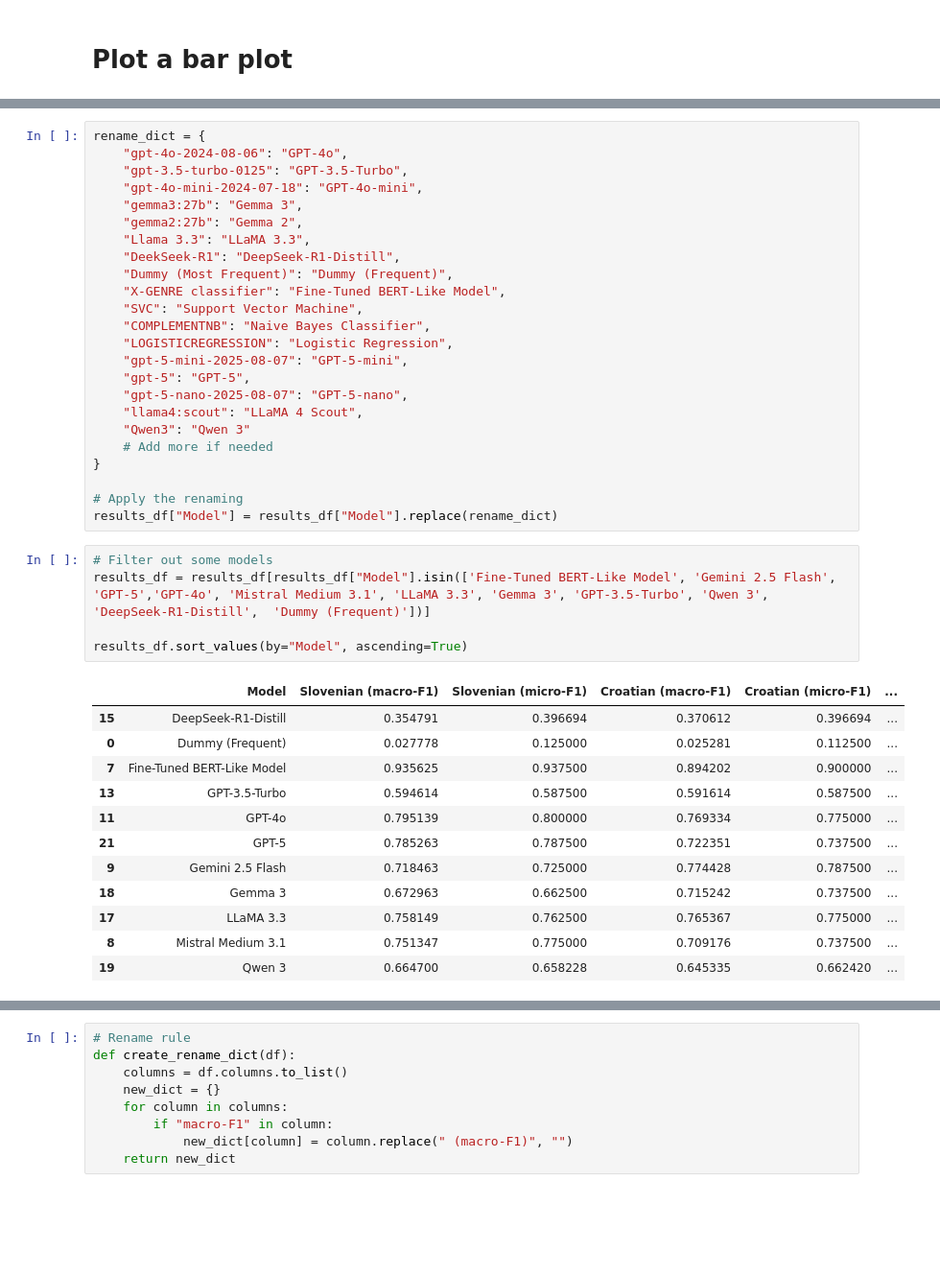
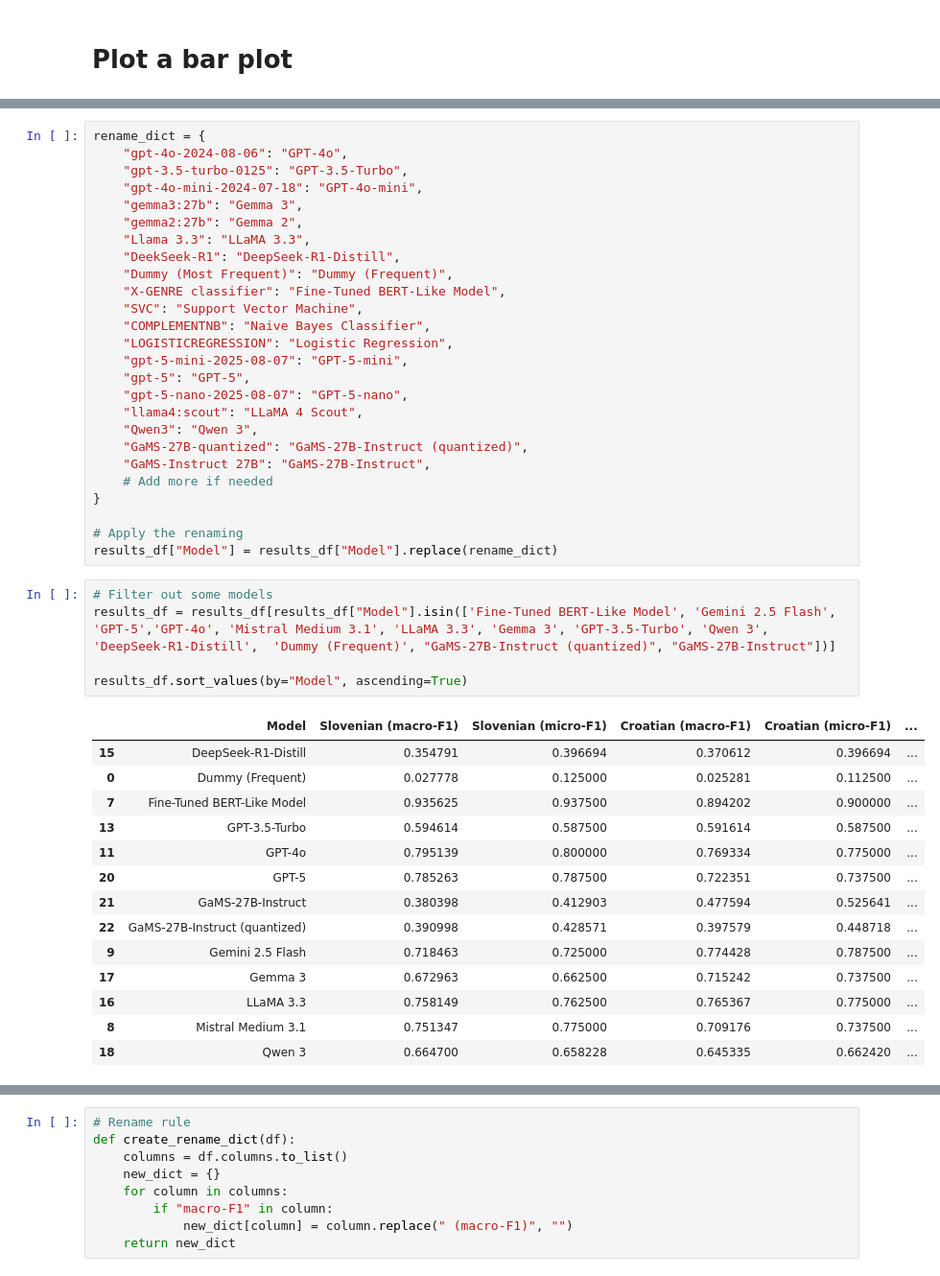
Before and after one commit to TajaKuzman/Benchmarking-Text-Classification-on-South-Slavic, a Jupyter notebook: Genre-Automatic-Identification-Benchmark/evaluation-for-the-paper/evaluation_of_results.ipynb, the cells around one changed output, grey strips where cells are left out. Shown: that part at 96% size. Drawn from its saved outputs; the diff is of its cells as text; blank space fills up the shorter version.

```diff
--- a/Genre-Automatic-Identification-Benchmark/evaluation-for-the-paper/evaluation_of_results.ipynb
+++ b/Genre-Automatic-Identification-Benchmark/evaluation-for-the-paper/evaluation_of_results.ipynb
@@ -126,7 +126,9 @@ rename_dict = {
     "gpt-5": "GPT-5",
     "gpt-5-nano-2025-08-07": "GPT-5-nano",
 	"llama4:scout": "LLaMA 4 Scout",
-	"Qwen3": "Qwen 3"
+	"Qwen3": "Qwen 3",
+	"GaMS-27B-quantized": "GaMS-27B-Instruct (quantized)",
+	"GaMS-Instruct 27B": "GaMS-27B-Instruct",
     # Add more if needed
 }
 
@@ -134,22 +136,24 @@ rename_dict = {
 results_df["Model"] = results_df["Model"].replace(rename_dict)
 # %%
 # Filter out some models
-results_df = results_df[results_df["Model"].isin(['Fine-Tuned BERT-Like Model', 'Gemini 2.5 Flash', 'GPT-5','GPT-4o', 'Mistral Medium 3.1', 'LLaMA 3.3', 'Gemma 3', 'GPT-3.5-Turbo', 'Qwen 3', 'DeepSeek-R1-Distill',  'Dummy (Frequent)'])]
+results_df = results_df[results_df["Model"].isin(['Fine-Tuned BERT-Like Model', 'Gemini 2.5 Flash', 'GPT-5','GPT-4o', 'Mistral Medium 3.1', 'LLaMA 3.3', 'Gemma 3', 'GPT-3.5-Turbo', 'Qwen 3', 'DeepSeek-R1-Distill',  'Dummy (Frequent)', "GaMS-27B-Instruct (quantized)", "GaMS-27B-Instruct"])]
 
 results_df.sort_values(by="Model", ascending=True)
 # %% [output]
 |  | Model | Slovenian (macro-F1) | Slovenian (micro-F1) | Croatian (macro-F1) | Croatian (micro-F1) | ... |
 | 15 | DeepSeek-R1-Distill | 0.354791 | 0.396694 | 0.370612 | 0.396694 | ... |
 | 0 | Dummy (Frequent) | 0.027778 | 0.125000 | 0.025281 | 0.112500 | ... |
 | 7 | Fine-Tuned BERT-Like Model | 0.935625 | 0.937500 | 0.894202 | 0.900000 | ... |
 | 13 | GPT-3.5-Turbo | 0.594614 | 0.587500 | 0.591614 | 0.587500 | ... |
 | 11 | GPT-4o | 0.795139 | 0.800000 | 0.769334 | 0.775000 | ... |
-| 21 | GPT-5 | 0.785263 | 0.787500 | 0.722351 | 0.737500 | ... |
+| 20 | GPT-5 | 0.785263 | 0.787500 | 0.722351 | 0.737500 | ... |
+| 21 | GaMS-27B-Instruct | 0.380398 | 0.412903 | 0.477594 | 0.525641 | ... |
+| 22 | GaMS-27B-Instruct (quantized) | 0.390998 | 0.428571 | 0.397579 | 0.448718 | ... |
 | 9 | Gemini 2.5 Flash | 0.718463 | 0.725000 | 0.774428 | 0.787500 | ... |
-| 18 | Gemma 3 | 0.672963 | 0.662500 | 0.715242 | 0.737500 | ... |
-| 17 | LLaMA 3.3 | 0.758149 | 0.762500 | 0.765367 | 0.775000 | ... |
+| 17 | Gemma 3 | 0.672963 | 0.662500 | 0.715242 | 0.737500 | ... |
+| 16 | LLaMA 3.3 | 0.758149 | 0.762500 | 0.765367 | 0.775000 | ... |
 | 8 | Mistral Medium 3.1 | 0.751347 | 0.775000 | 0.709176 | 0.737500 | ... |
-| 19 | Qwen 3 | 0.664700 | 0.658228 | 0.645335 | 0.662420 | ... |
+| 18 | Qwen 3 | 0.664700 | 0.658228 | 0.645335 | 0.662420 | ... |
 # %%
 print(results_df.sort_values(by="Slovenian (macro-F1)", ascending=False).round(2).to_markdown(index=False))
 # %% [output]
```
Also changed, not shown: parts of 9 cells of this notebook, 56 other files.
